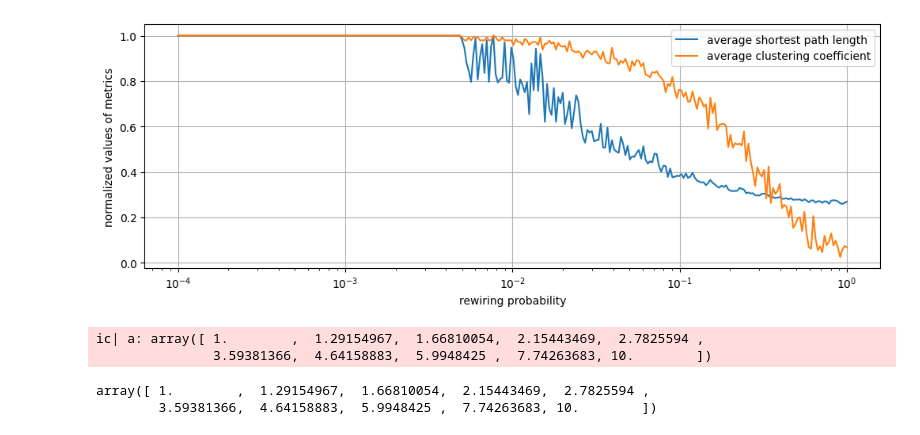
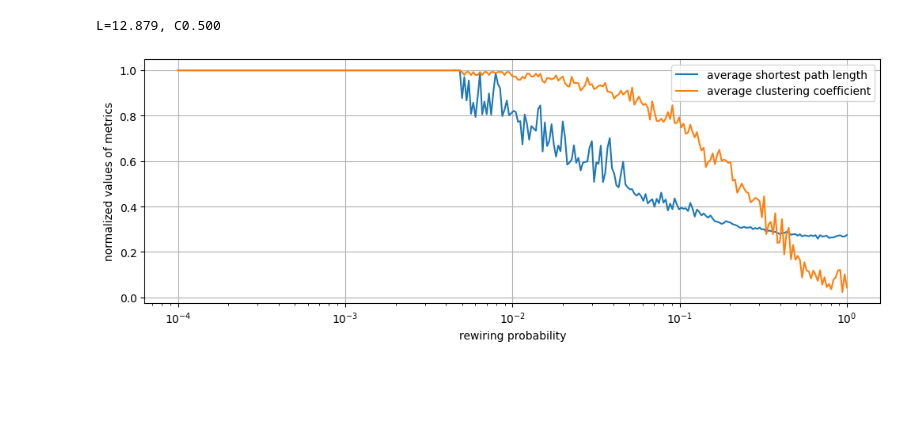
Before and after one commit to frinfo702/graph-network-sm24, a Jupyter notebook: notebooks/problem2-2.ipynb, the cells around one changed output. Drawn from its saved outputs; the diff is of its cells as text; code cells hidden in the pictures; blank space fills up the shorter version.

```diff
--- a/notebooks/problem2-2.ipynb
+++ b/notebooks/problem2-2.ipynb
@@ -5,16 +6,17 @@ from src.models.network import SmallWorldNetwork
-# %%
-G = SmallWorldNetwork(100, 4, 0.1)
-p_values, C_values, L_values = G.analyze_propaties(num_points=300)
-G.plot_propaties(p_values, C_values, L_values)
-# %% [output]
-[figure, removed]
-# %%
-import numpy as np
-from icecream import ic
-a = np.logspace(0, 1, num=10, base=10)
-ic(a)
-# %% [output]
-ic| a: array([ 1.        ,  1.29154967,  1.66810054,  2.15443469,  2.7825594 ,
-               3.59381366,  4.64158883,  5.9948425 ,  7.74263683, 10.        ])
-array([ 1.        ,  1.29154967,  1.66810054,  2.15443469,  2.7825594 ,
-        3.59381366,  4.64158883,  5.9948425 ,  7.74263683, 10.        ])
+# %%
+# initialize network generator
+generator = SmallWorldNetwork(100, 4, 1e-3)
+
+# initialize analyzer
+analyzer = NetworkAnalyzer()
+
+G = generator.generate()
+L, C = analyzer.calculate_metrics(G)
+print(f"L={L:.3f}, C{C:.3f}")
+
+# analyze propaties according to p-value
+p_values, L_values, C_values = analyzer.analyze_propaties(generator, num_points=300)
+analyzer.plot_propaties(p_values, L_values, C_values)
+# %% [output]
+L=12.879, C0.500
+[figure, added]
```
Also changed, not shown: parts of 1 cell of this notebook, 5 other files.
